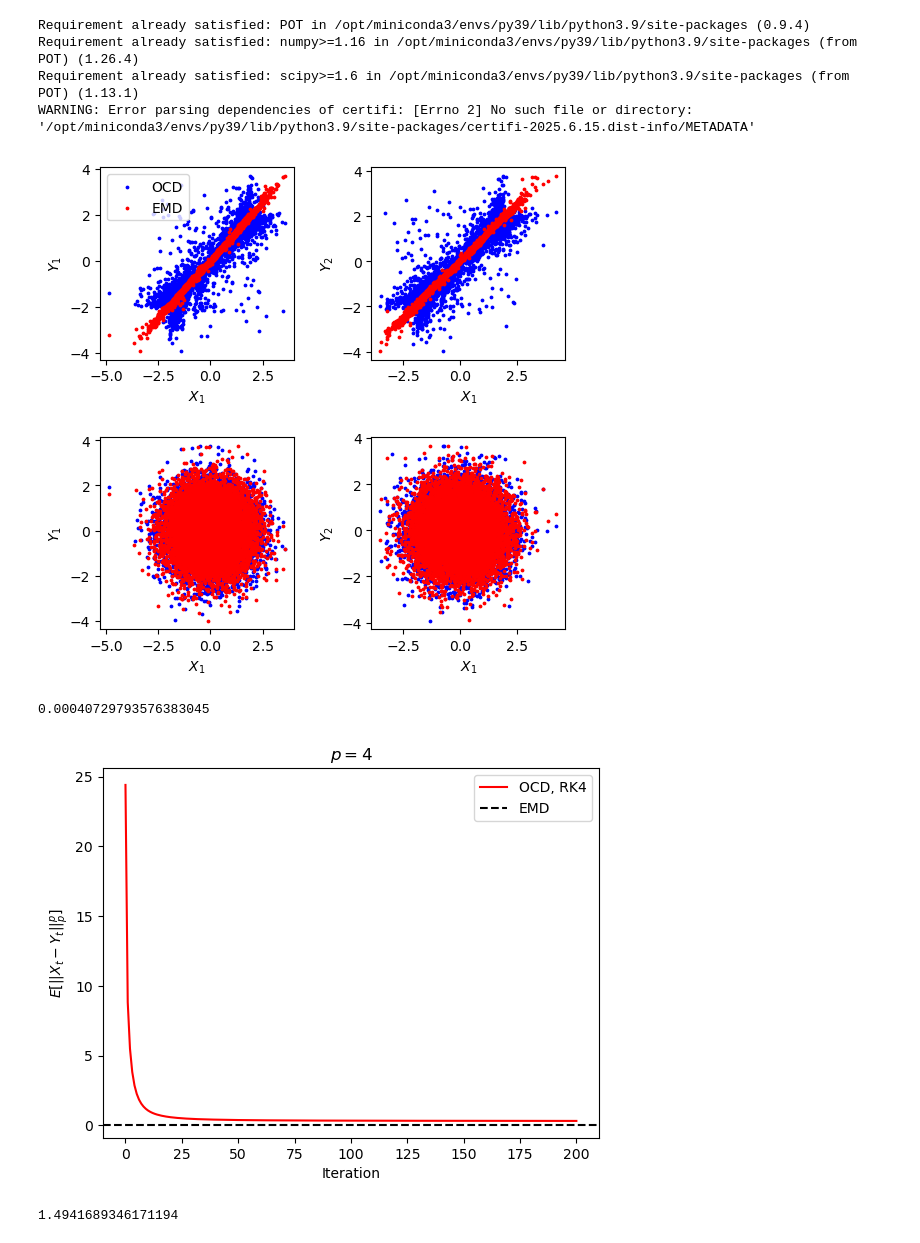
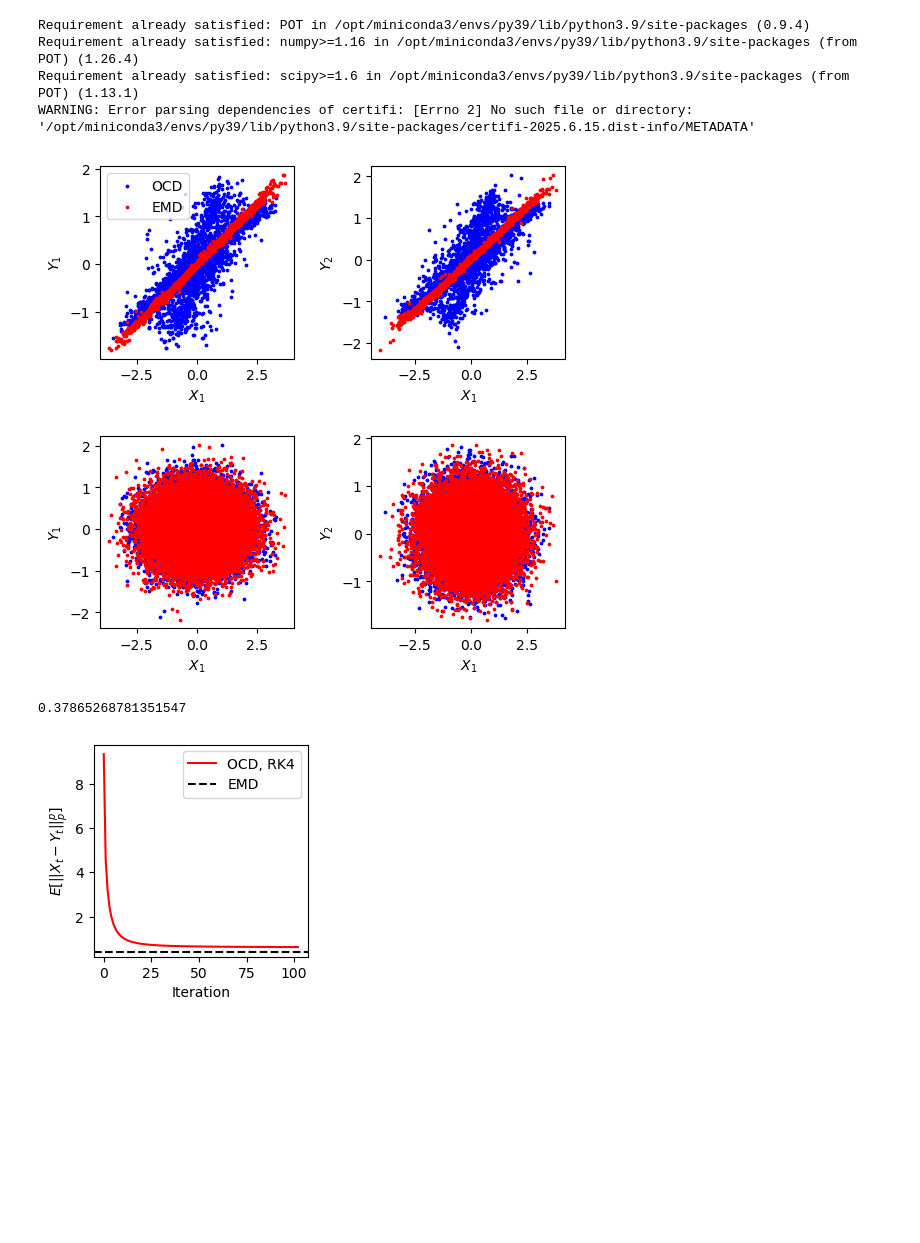
Before and after one commit to mohsensadr/OCD, a Jupyter notebook: examples/Test_Lp.ipynb, the cells around one changed output. Cells and saved outputs as stored; diff of their text form; code cells hidden in the pictures; blank space fills up the shorter version.

```diff
--- a/examples/Test_Lp.ipynb
+++ b/examples/Test_Lp.ipynb
@@ -8,6 +8,8 @@ sys.path.append(src_path)
 from OCD import *
 
 rng = np.random.seed(0)
+size = 7;
+cm = 0.393701; #inches
 # %%
 def swissroll(n=1000, noise=0.5):
     """
@@ -41,7 +43,7 @@ dim = 2
 
 X = np.random.normal(0,1,(Np,dim))
 #Y = swissroll(Np)
-Y = np.random.normal(0,1,(Np,dim))
+Y = np.random.normal(0,1,(Np,dim))*0.5
 
 ## store samples for future use
 Y00 = Y.copy()
@@ -90,12 +92,12 @@ X0 = X00.copy()
 Y0 = Y00.copy()
 p=4
 
-eps0 = find_opt_eps2(X0, Y0, log_eps_range=[-3,0], nepss = 400, perc=0.9998)
+eps0 = find_opt_eps2(X0, Y0, log_eps_range=[-4,0], nepss = 400, perc=0.9998)
 print("epsilon = ", eps0)
 
 dt = 0.01
 Nt = 200
-tol = 1e-6
+tol = 1e-2
 
 X_ocd, Y_ocd, dists, err_m2X, err_m2Y = ocd_map_RK4_lp(X0, Y0, p=p, dt=dt, Nt=200, sigma=eps0, tol=tol)
 
@@ -162,27 +164,24 @@ axes[1,1].set_ylabel(r"$Y_2$")
 axes[0,0].legend()
 fig.subplots_adjust(wspace=0.4, hspace=0.4)
 # %% [output]
-[figure, old version]
+[figure, new version]
 # %%
 wemd = np.mean(np.sum((x_emd - y_emd) ** p, axis=1))
 print(wemd)
 
-plt.figure()
-plt.title(r"$p=4$")
-plt.plot(np.array(dists), label="OCD, RK4",color="red")
-plt.ylabel(r"$E[||X_t-Y_t||_p^p]$")
-plt.axhline(y=wemd, linestyle="--", label=f"EMD",color="black")
-plt.xlabel("Iteration")
+fig, ax = plt.subplots()
 
-plt.legend()
+#ax.set_title(r"$p="+str(p)+r"$")
+ax.plot(np.array(dists), label="OCD, RK4",color="red")
+ax.set_ylabel(r"$E[||X_t-Y_t||_p^p]$")
+ax.axhline(y=wemd, linestyle="--", label=f"EMD",color="black")
+ax.set_xlabel("Iteration")
 
-# Save to file
-plt.savefig("RK4_p4_2Normals_plot.png", dpi=300, bbox_inches="tight")
+ax.legend()
+
+fig.set_size_inches(size*cm, size*cm)
+plt.savefig("RK4_p"+str(p)+"_n="+str(dim)+"_2Normals_plot.pdf",format='pdf', bbox_inches="tight", dpi=300)
 plt.show()
 # %% [output]
-0.00040729793576383045
+0.37865268781351547
-[figure, old version]
+[figure, new version]
-# %%
-dists[-1]
-# %% [output]
-1.4941689346171194
```
Also changed, not shown: parts of 4 cells of this notebook, 1 other file.
